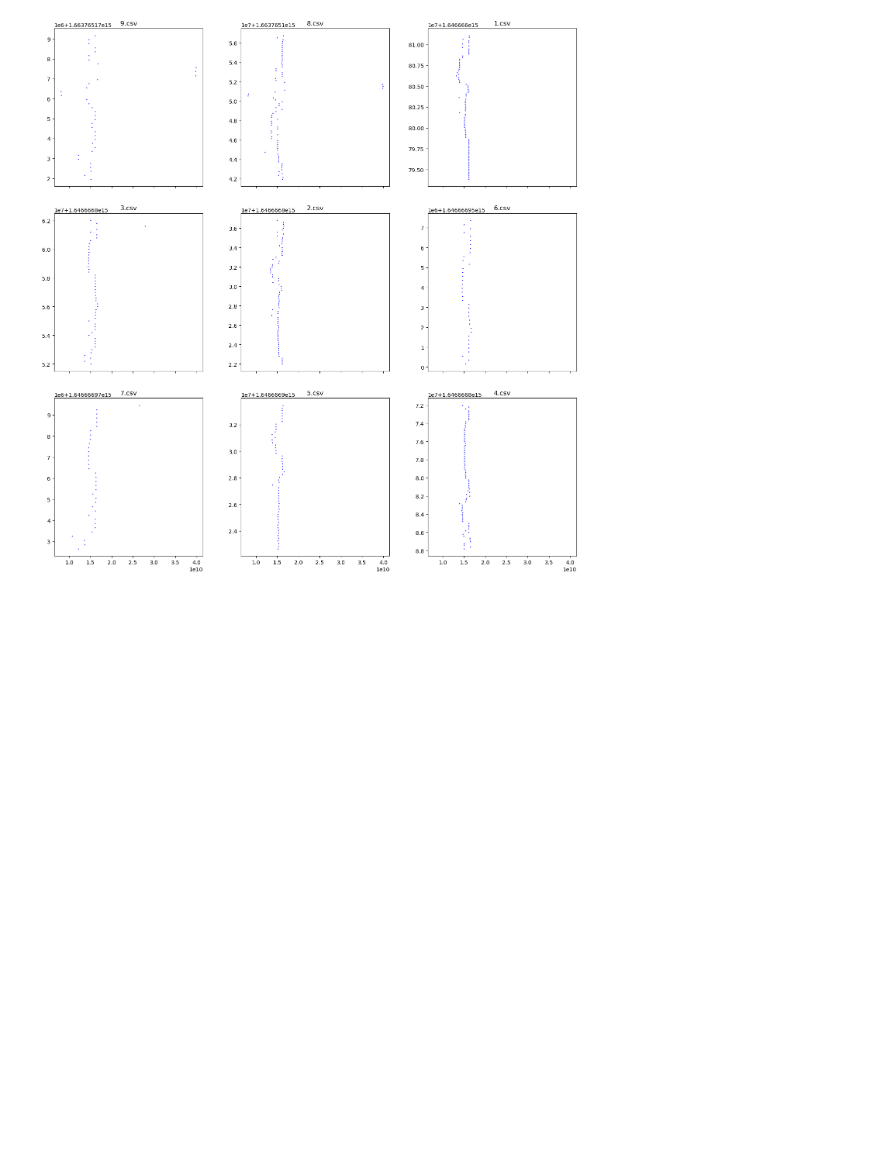
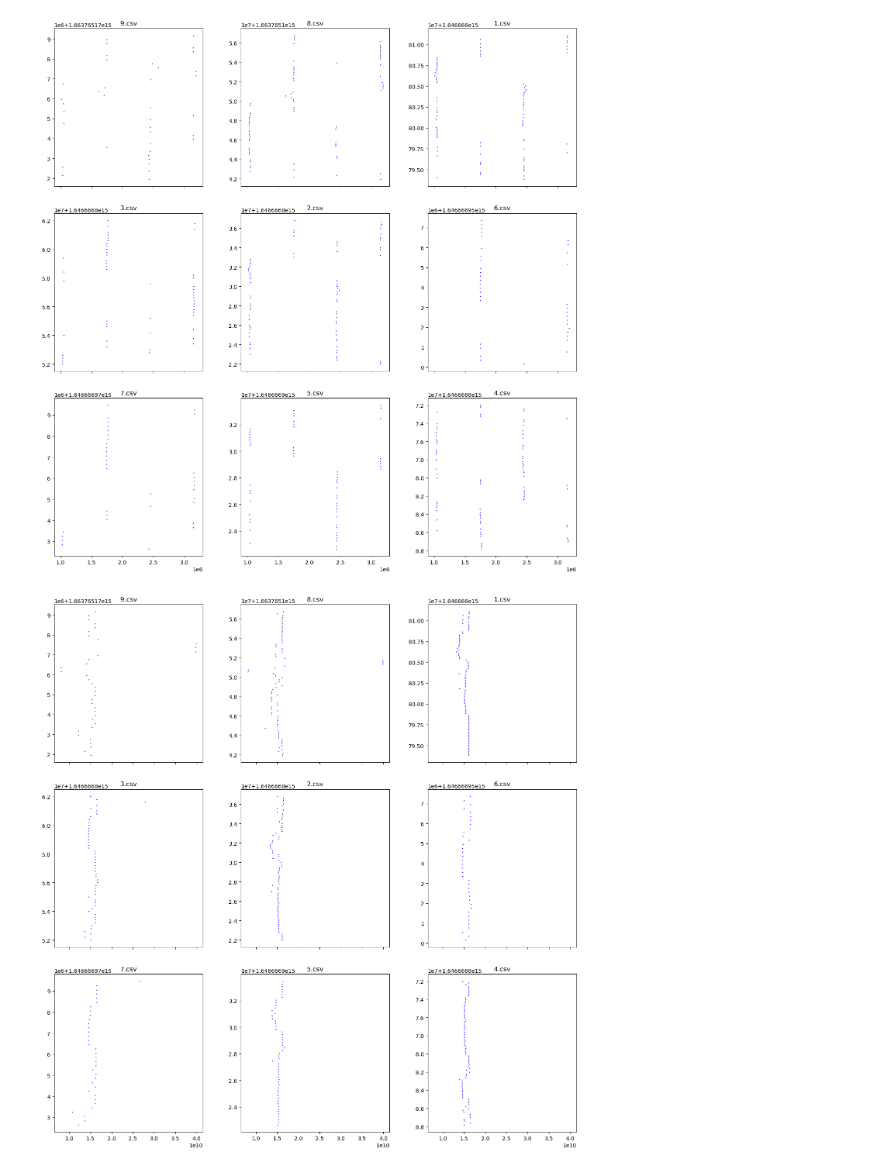
Before and after one commit to Marble879/SFC_scripts, a Jupyter notebook: LaneChange_Scripts/Lane_Change_on_TS.ipynb, the cells around one changed output. Saved outputs shown, nothing was run; the diff lists cells and outputs as text; code cells hidden in the pictures; blank space fills up the shorter version.

```diff
--- a/LaneChange_Scripts/Lane_Change_on_TS.ipynb
+++ b/LaneChange_Scripts/Lane_Change_on_TS.ipynb
@@ -43,3 +80,7 @@ LaneChange_Path_5hz='./data/lane_changes/5hz/'
+# %%
+load_All_Files_In_Subfolder_Encode_with_Morton_and_plot(LaneChange_Path_5hz,'accel_lon','accel_trans','ts',16,64,3,3)
+# %% [output]
+[figure, added]
 # %%
 load_All_Files_In_Subfolder_Encode_with_Morton_and_plot(LaneChange_Path_5hz,'accel_lon','accel_trans','ts',10,10000,3,3)
 # %% [output]
```
Also changed, not shown: parts of 6 cells of this notebook.
